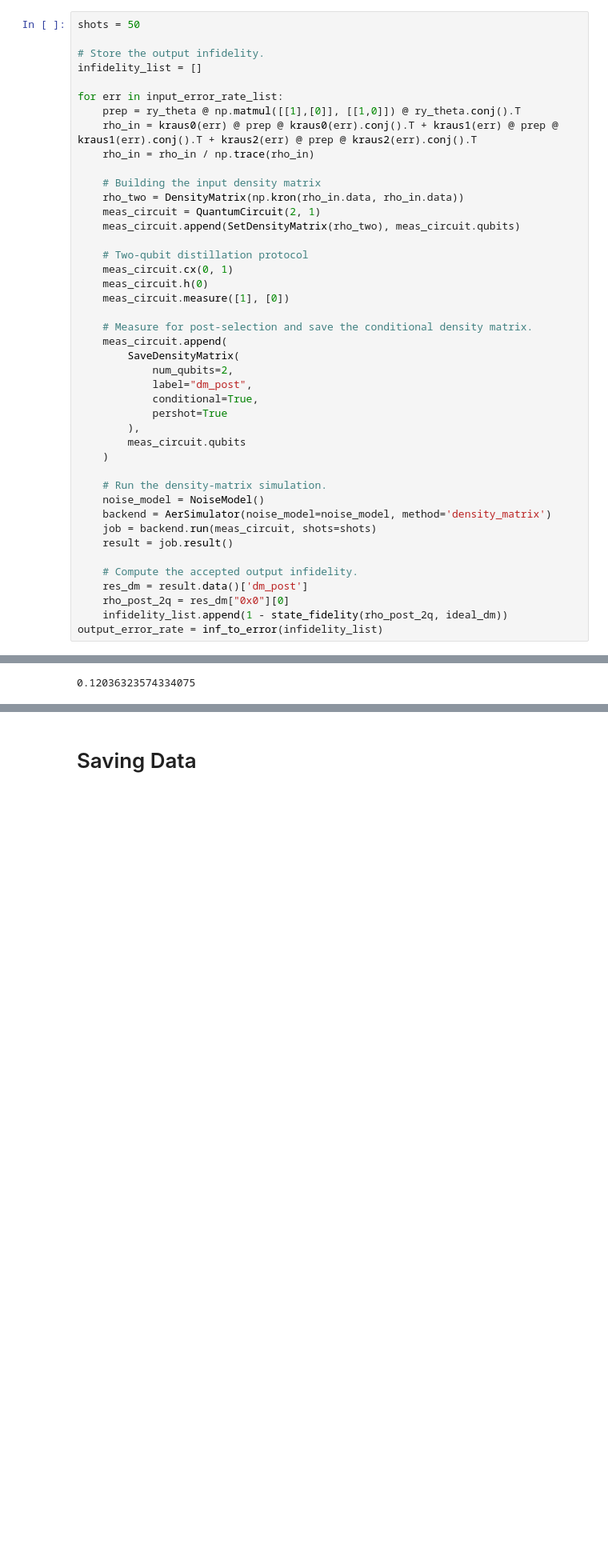
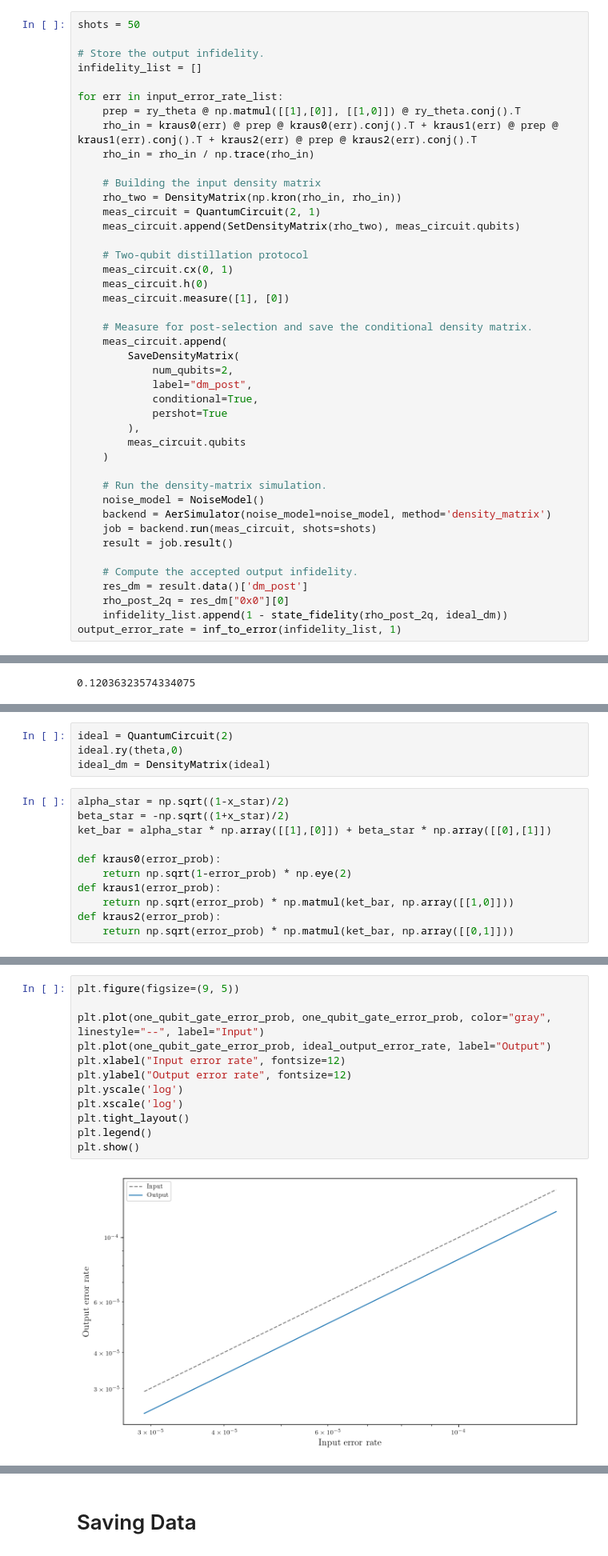
Before and after one commit to Sal7ySalt/Smallest-MSD-Protocol, a Jupyter notebook: 2_qubit_code/physical_level/one_round/convergence_axis_noise.ipynb, the cells around one changed output, grey strips where cells are left out. Shown at 80% size. Cells and saved outputs as stored; diff of their text form; blank space fills up the shorter version.

```diff
--- a/2_qubit_code/physical_level/one_round/convergence_axis_noise.ipynb
+++ b/2_qubit_code/physical_level/one_round/convergence_axis_noise.ipynb
@@ -100,7 +115,7 @@ for err in input_error_rate_list:
     rho_in = rho_in / np.trace(rho_in)
 
     # Building the input density matrix
-    rho_two = DensityMatrix(np.kron(rho_in.data, rho_in.data))
+    rho_two = DensityMatrix(np.kron(rho_in, rho_in))
     meas_circuit = QuantumCircuit(2, 1)
     meas_circuit.append(SetDensityMatrix(rho_two), meas_circuit.qubits)
 
@@ -130,7 +145,7 @@ for err in input_error_rate_list:
     res_dm = result.data()['dm_post']
     rho_post_2q = res_dm["0x0"][0]
     infidelity_list.append(1 - state_fidelity(rho_post_2q, ideal_dm))
-output_error_rate = inf_to_error(infidelity_list)
+output_error_rate = inf_to_error(infidelity_list, 1)
 # %%
 # Finding the intersection of the curve with y=x
 y = output_error_rate
@@ -172,0 +190,15 @@ print(x_intersect)
+# %%
+ideal = QuantumCircuit(2)
+ideal.ry(theta,0)
+ideal_dm = DensityMatrix(ideal)
+# %%
+alpha_star = np.sqrt((1-x_star)/2)
+beta_star = -np.sqrt((1+x_star)/2)
+ket_bar = alpha_star * np.array([[1],[0]]) + beta_star * np.array([[0],[1]])
+
+def kraus0(error_prob):
+    return np.sqrt(1-error_prob) * np.eye(2)
+def kraus1(error_prob):
+    return np.sqrt(error_prob) * np.matmul(ket_bar, np.array([[1,0]]))
+def kraus2(error_prob):
+    return np.sqrt(error_prob) * np.matmul(ket_bar, np.array([[0,1]]))
@@ -172,0 +249,14 @@ print(x_intersect)
+# %%
+plt.figure(figsize=(9, 5))
+
+plt.plot(one_qubit_gate_error_prob, one_qubit_gate_error_prob, color="gray", linestyle="--", label="Input")
+plt.plot(one_qubit_gate_error_prob, ideal_output_error_rate, label="Output")
+plt.xlabel("Input error rate", fontsize=12)
+plt.ylabel("Output error rate", fontsize=12)
+plt.yscale('log')
+plt.xscale('log')
+plt.tight_layout()
+plt.legend()
+plt.show()
+# %% [output]
+[figure, added]
```
Also changed, not shown: parts of 20 cells of this notebook, 20 other files.
